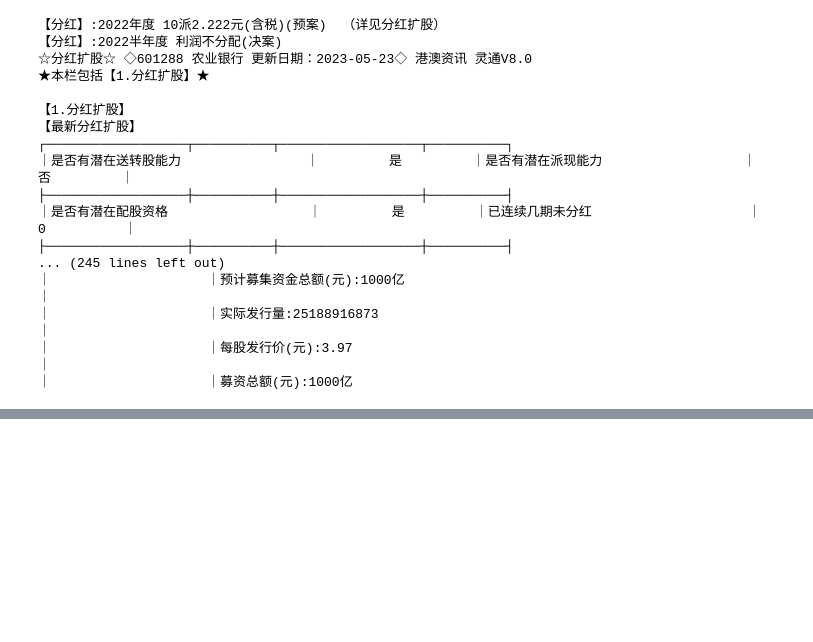
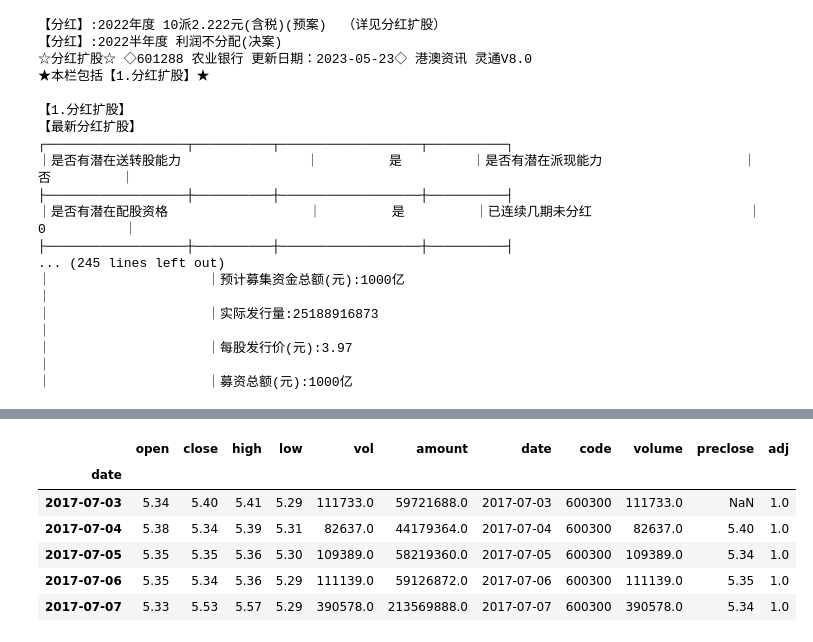
Before and after one commit to duchengli/MOOTDX, a Jupyter notebook: learn.ipynb, the cells around one changed output, grey strips where cells are left out. Drawn from its saved outputs; the diff is of its cells as text; code cells hidden in the pictures; blank space fills up the shorter version.

```diff
--- a/learn.ipynb
+++ b/learn.ipynb
@@ -142,0 +166,30 @@ print(client.F10(symbol='601288', name='分红扩股'))
+# %%
+#07.  读取 OHLC k线信息
+
+from mootdx.quotes import Quotes
+
+client = Quotes.factory(market='std')
+client.k(symbol="600300", begin="2017-07-03", end="2017-07-10")
+
+# 前复权
+client.k(symbol="600300", begin="2017-07-03", end="2017-07-10", adjust='qfq')
+
+# 后复权
+client.k(symbol="600300", begin="2017-07-03", end="2017-07-10", adjust='hfq')
+
+# ohlc 是k的别名, 功能相同
+client.ohlc(symbol="600300", begin="2017-07-03", end="2017-07-10")
+
+# 前复权
+client.ohlc(symbol="600300", begin="2017-07-03", end="2017-07-10", adjust='qfq')
+
+# 后复权
+client.ohlc(symbol="600300", begin="2017-07-03", end="2017-07-10", adjust='hfq')
+# %% [output]
+|  | open | close | high | low | vol | amount | date | code | volume | preclose | adj |
+| date |  |  |  |  |  |  |  |  |  |  |  |
+| 2017-07-03 | 5.34 | 5.40 | 5.41 | 5.29 | 111733.0 | 59721688.0 | 2017-07-03 | 600300 | 111733.0 | NaN | 1.0 |
+| 2017-07-04 | 5.38 | 5.34 | 5.39 | 5.31 | 82637.0 | 44179364.0 | 2017-07-04 | 600300 | 82637.0 | 5.40 | 1.0 |
+| 2017-07-05 | 5.35 | 5.35 | 5.36 | 5.30 | 109389.0 | 58219360.0 | 2017-07-05 | 600300 | 109389.0 | 5.34 | 1.0 |
+| 2017-07-06 | 5.35 | 5.34 | 5.36 | 5.29 | 111139.0 | 59126872.0 | 2017-07-06 | 600300 | 111139.0 | 5.35 | 1.0 |
+| 2017-07-07 | 5.33 | 5.53 | 5.57 | 5.29 | 390578.0 | 213569888.0 | 2017-07-07 | 600300 | 390578.0 | 5.34 | 1.0 |
```
Also changed, not shown: parts of 2 cells of this notebook.
